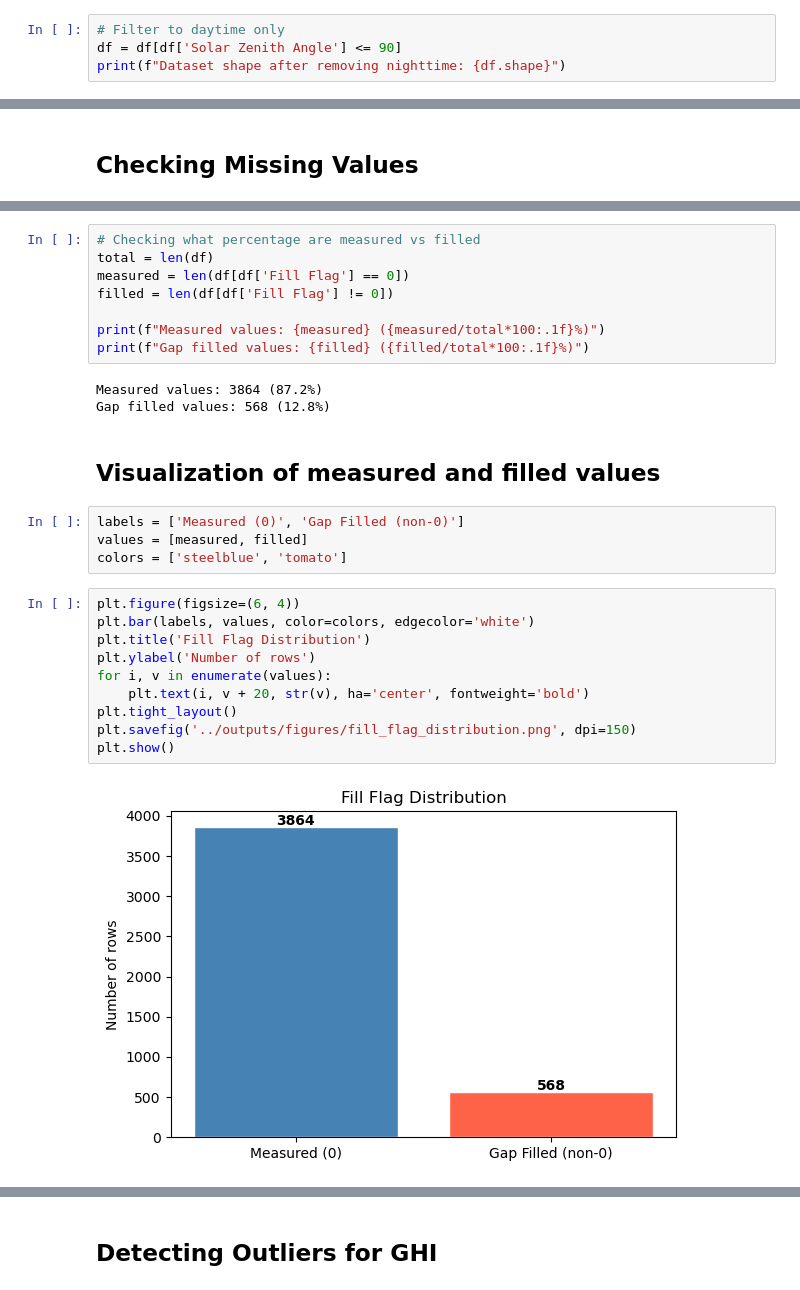
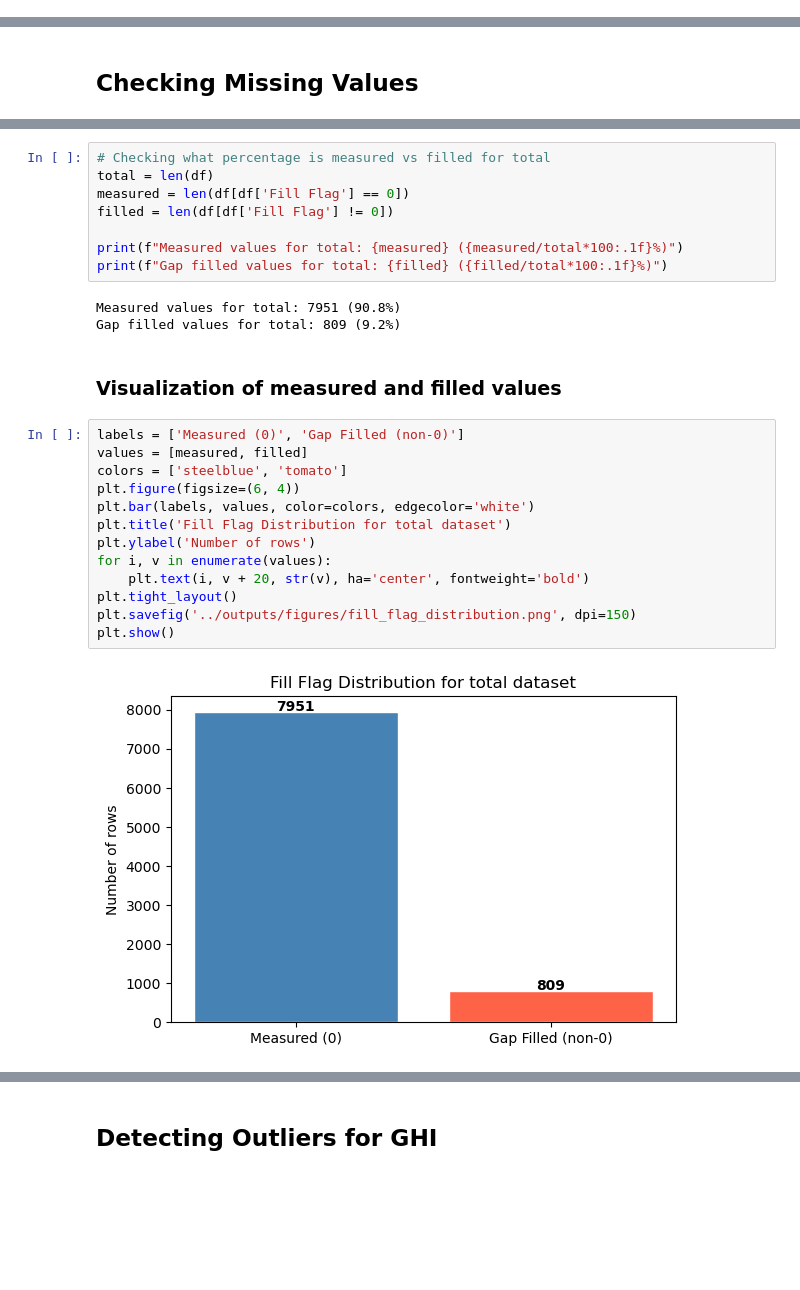
Before and after one commit to Smuthusivam/solar-irradiance-thesis, a Jupyter notebook: notebooks/01_data_preprocessing.ipynb, the cells around one changed output, grey strips where cells are left out. Saved outputs shown, nothing was run; the diff lists cells and outputs as text; blank space fills up the shorter version.

```diff
--- a/notebooks/01_data_preprocessing.ipynb
+++ b/notebooks/01_data_preprocessing.ipynb
@@ -149,4 +143,0 @@ Daytime rows: 4432
-# %%
-# Filter to daytime only
-df = df[df['Solar Zenith Angle'] <= 90]
-print(f"Dataset shape after removing nighttime: {df.shape}")
@@ -190,31 +176,30 @@ Fill Flag
 3       2
 Name: count, dtype: int64
 # %%
-# Checking what percentage are measured vs filled
+# Checking what percentage is measured vs filled for total
 total = len(df)
 measured = len(df[df['Fill Flag'] == 0])
 filled = len(df[df['Fill Flag'] != 0])
 
-print(f"Measured values: {measured} ({measured/total*100:.1f}%)")
-print(f"Gap filled values: {filled} ({filled/total*100:.1f}%)")
+print(f"Measured values for total: {measured} ({measured/total*100:.1f}%)")
+print(f"Gap filled values for total: {filled} ({filled/total*100:.1f}%)")
 # %% [output]
-Measured values: 3864 (87.2%)
-Gap filled values: 568 (12.8%)
+Measured values for total: 7951 (90.8%)
+Gap filled values for total: 809 (9.2%)
-# %% [markdown]
-## Visualization of measured and filled values
-# %%
-labels = ['Measured (0)', 'Gap Filled (non-0)']
-values = [measured, filled]
-colors = ['steelblue', 'tomato']
+# %% [markdown]
+### Visualization of measured and filled values
 # %%
+labels = ['Measured (0)', 'Gap Filled (non-0)']
+values = [measured, filled]
+colors = ['steelblue', 'tomato']
 plt.figure(figsize=(6, 4))
 plt.bar(labels, values, color=colors, edgecolor='white')
-plt.title('Fill Flag Distribution')
+plt.title('Fill Flag Distribution for total dataset')
 plt.ylabel('Number of rows')
 for i, v in enumerate(values):
     plt.text(i, v + 20, str(v), ha='center', fontweight='bold')
 plt.tight_layout()
 plt.savefig('../outputs/figures/fill_flag_distribution.png', dpi=150)
 plt.show()
 # %% [output]
-[figure, old version]
+[figure, new version]
```
Also changed, not shown: parts of 38 cells of this notebook.
